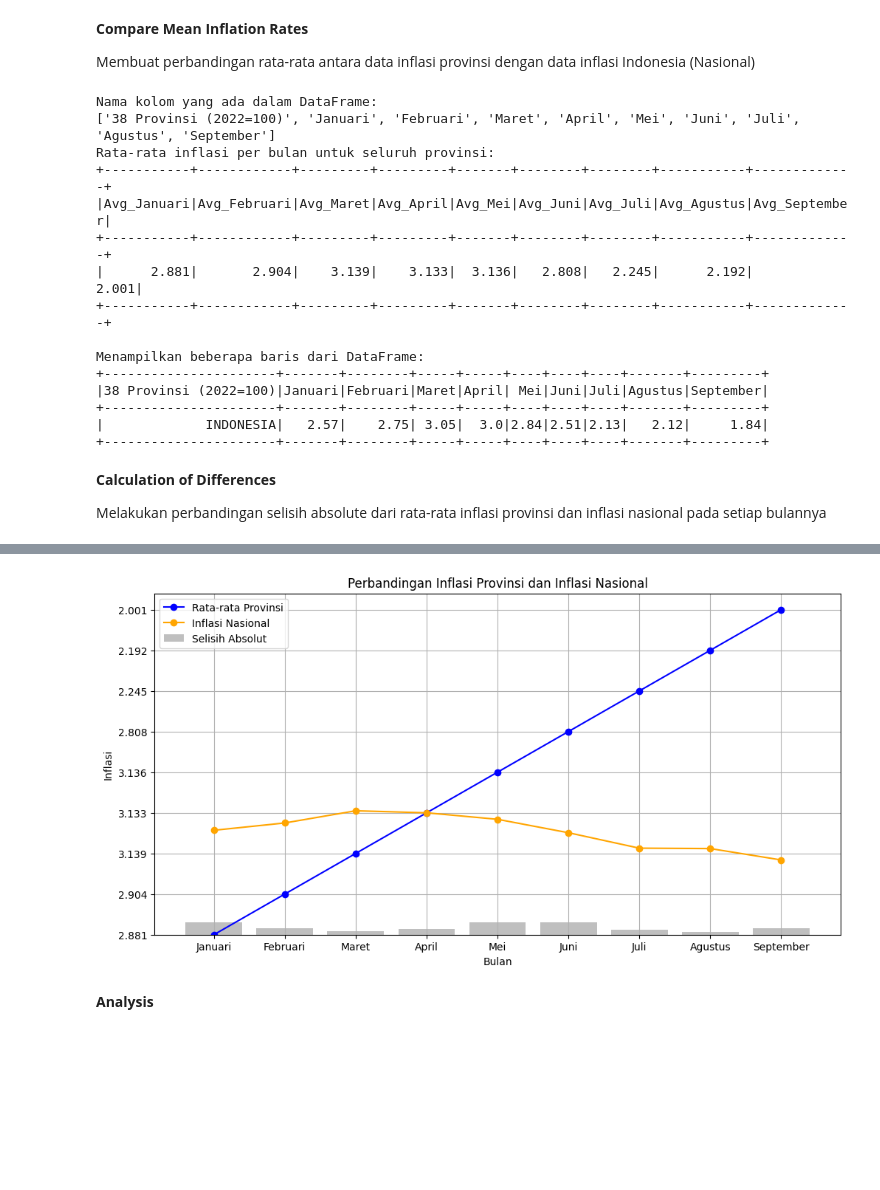
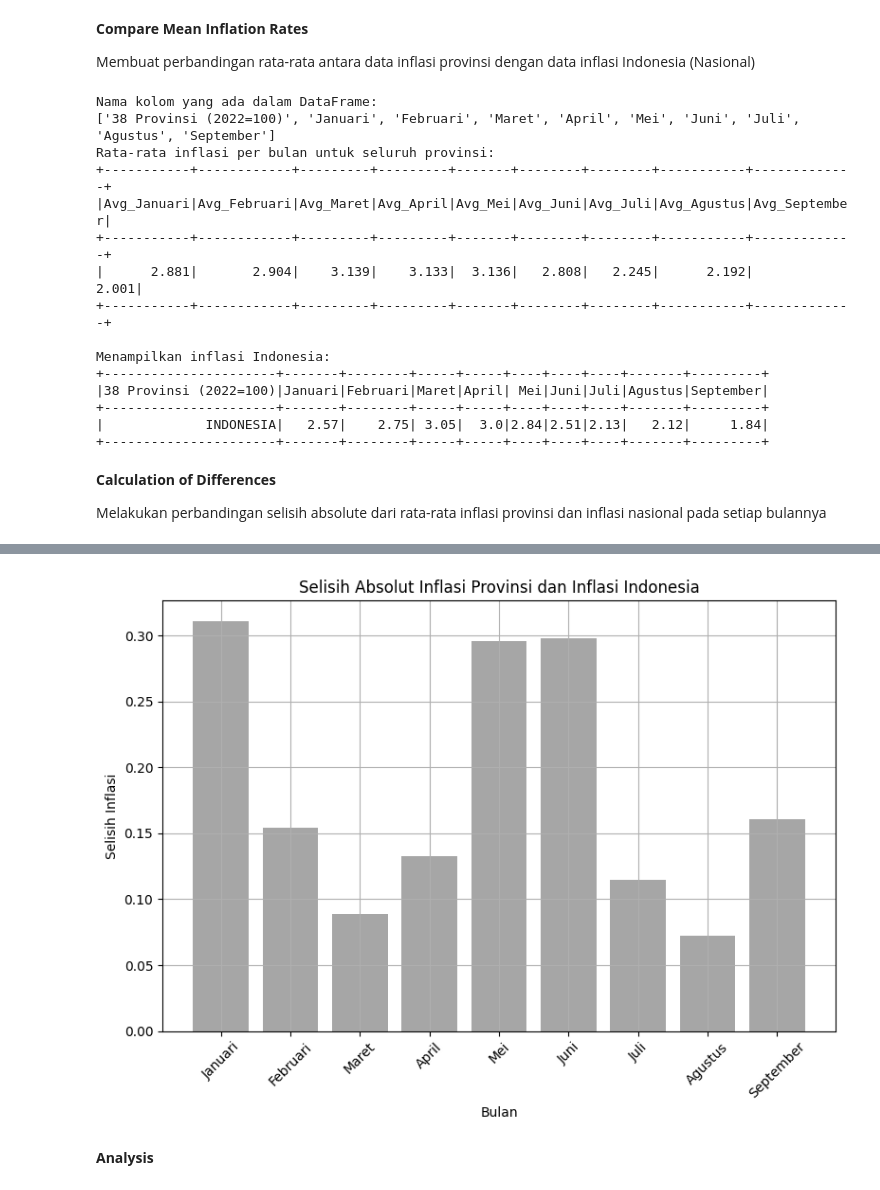
Before and after one commit to puteeee/PutriAdeAmelia20221046-RizkyAnindyaPrameswari20221044-Midterm_Exam, a Jupyter notebook: Program/indonesia_inflation_analysis.ipynb, the cells around one changed output, grey strips where cells are left out. Drawn from its saved outputs; the diff is of its cells as text; code cells hidden in the pictures; blank space fills up the shorter version.

```diff
--- a/Program/indonesia_inflation_analysis.ipynb
+++ b/Program/indonesia_inflation_analysis.ipynb
@@ -193,7 +197,7 @@ mean_inflasi_bulanan = df.select(
 print("Rata-rata inflasi per bulan untuk seluruh provinsi:")
 mean_inflasi_bulanan.show()
 
-print("Menampilkan beberapa baris dari DataFrame:")
+print("Menampilkan inflasi Indonesia:")
 df_indo.show()
 
 # Menyimpan hasil rata-rata bulanan ke file CSV baru dengan mode overwrite
@@ -211,7 +215,7 @@ Rata-rata inflasi per bulan untuk seluruh provinsi:
 |      2.881|       2.904|    3.139|    3.133|  3.136|   2.808|   2.245|      2.192|        2.001|
 +-----------+------------+---------+---------+-------+--------+--------+-----------+-------------+
 
-Menampilkan beberapa baris dari DataFrame:
+Menampilkan inflasi Indonesia:
 +----------------------+-------+--------+-----+-----+----+----+----+-------+---------+
 |38 Provinsi (2022=100)|Januari|Februari|Maret|April| Mei|Juni|Juli|Agustus|September|
 +----------------------+-------+--------+-----+-----+----+----+----+-------+---------+
@@ -233,10 +237,6 @@ spark = SparkSession.builder.appName("AverageMonthlyInflation").getOrCreate()
 # Membaca file CSV
 df = spark.read.csv("/UTS_BD/Data non Indonesia /File Non IDN.csv", header=True, inferSchema=True)
 df_indo = spark.read.csv("/UTS_BD/Data Pisah/Pisah Indonesia.csv", header=True, inferSchema=True)
-
-# Menampilkan nama kolom yang ada pada DataFrame (untuk memeriksa kolom yang relevan)
-print("Nama kolom yang ada dalam DataFrame:")
-print(df.columns)
 
 # Menghitung rata-rata inflasi per bulan untuk seluruh provinsi
 mean_inflasi_bulanan = df.select(
@@ -251,73 +251,54 @@ mean_inflasi_bulanan = df.select(
     format_number(avg("September"), 3).alias("Avg_September")
 )
 
-# Menampilkan rata-rata inflasi per bulan untuk seluruh provinsi
-print("Rata-rata inflasi per bulan untuk seluruh provinsi:")
-mean_inflasi_bulanan.show()
-
-print("Menampilkan beberapa baris dari DataFrame Indonesia:")
-df_indo.show()
-
 # Mengambil inflasi Indonesia dari df_indo
 indonesia_values = df_indo.first()
 
-# Menghitung selisih absolut antara inflasi provinsi dan inflasi nasional
+# Menghitung selisih absolut antara inflasi provinsi dan inflasi Indonesia
 result_df = mean_inflasi_bulanan.select(
-    col("Avg_Januari"),
     abs(col("Avg_Januari") - float(indonesia_values["Januari"])).alias("Difference_Januari"),
-    col("Avg_Februari"),
     abs(col("Avg_Februari") - float(indonesia_values["Februari"])).alias("Difference_Februari"),
-    col("Avg_Maret"),
     abs(col("Avg_Maret") - float(indonesia_values["Maret"])).alias("Difference_Maret"),
-    col("Avg_April"),
     abs(col("Avg_April") - float(indonesia_values["April"])).alias("Difference_April"),
-    col("Avg_Mei"),
     abs(col("Avg_Mei") - float(indonesia_values["Mei"])).alias("Difference_Mei"),
-    col("Avg_Juni"),
     abs(col("Avg_Juni") - float(indonesia_values["Juni"])).alias("Difference_Juni"),
-    col("Avg_Juli"),
     abs(col("Avg_Juli") - float(indonesia_values["Juli"])).alias("Difference_Juli"),
-    col("Avg_Agustus"),
     abs(col("Avg_Agustus") - float(indonesia_values["Agustus"])).alias("Difference_Agustus"),
-    col("Avg_September"),
     abs(col("Avg_September") - float(indonesia_values["September"])).alias("Difference_September")
 )
 
-# Menampilkan hasil selisih absolut
-print("Perbandingan inflasi provinsi dan selisih absolut dengan inflasi nasional:")
-result_df.show()
+# Menampilkan hasil dalam format tabel vertikal
+result_df.selectExpr(
+    "stack(9, 'Difference_Januari', Difference_Januari, 'Difference_Februari', Difference_Februari, \
+            'Difference_Maret', Difference_Maret, 'Difference_April', Difference_April, \
+            'Difference_Mei', Difference_Mei, 'Difference_Juni', Difference_Juni, \
+            'Difference_Juli', Difference_Juli, 'Difference_Agustus', Difference_Agustus, \
+            'Difference_September', Difference_September) as (Month, Difference)"
+).show()
 
 # Mengonversi DataFrame PySpark ke DataFrame Pandas untuk plotting
 result_pd = result_df.toPandas()
 
 # Plotting
 months = ["Januari", "Februari", "Maret", "April", "Mei", "Juni", "Juli", "Agustus", "September"]
-avg_columns = [f"Avg_{month}" for month in months]
 diff_columns = [f"Difference_{month}" for month in months]
 
 # Mengatur ukuran grafik
-plt.figure(figsize=(12, 6))
-
-# Plotting rata-rata inflasi provinsi
-plt.plot(months, result_pd[avg_columns].iloc[0], marker='o', label='Rata-rata Provinsi', color='blue')
-# Plotting inflasi nasional
-plt.plot(months, [float(indonesia_values[month]) for month in months], marker='o', label='Inflasi Nasional', color='orange')
+plt.figure(figsize=(8, 6))
 
 # Plotting selisih absolut
-plt.bar(months, result_pd[diff_columns].iloc[0], alpha=0.5, label='Selisih Absolut', color='gray')
+plt.bar(months, result_pd.iloc[0].values, color='gray', alpha=0.7)
 
 # Menambahkan label dan judul
-plt.title('Perbandingan Inflasi Provinsi dan Inflasi Nasional')
+plt.title('Selisih Absolut Inflasi Provinsi dan Inflasi Indonesia')
 plt.xlabel('Bulan')
-plt.ylabel('Inflasi')
-plt.legend()
-plt.grid()
+plt.ylabel('Selisih Inflasi')
+plt.xticks(rotation=45)
+plt.grid(True)
 
 # Menampilkan grafik
+plt.tight_layout()
 plt.show()
-
-# Menyimpan hasil rata-rata bulanan dan perbandingan ke file CSV baru dengan mode overwrite
-result_df.write.mode("overwrite").csv("/UTS_BD/Data Perbandingan Inflasi", header=True)
 
 # Menutup Spark session
 spark.stop()
@@ -342,4 +319,4 @@ Menampilkan beberapa baris dari DataFrame Indonesia:
-[figure, old version]
+[figure, new version]
 # %% [markdown]
 **Analysis**
 # %% [markdown]
```
Also changed, not shown: parts of 3 cells of this notebook, 1 other file.
